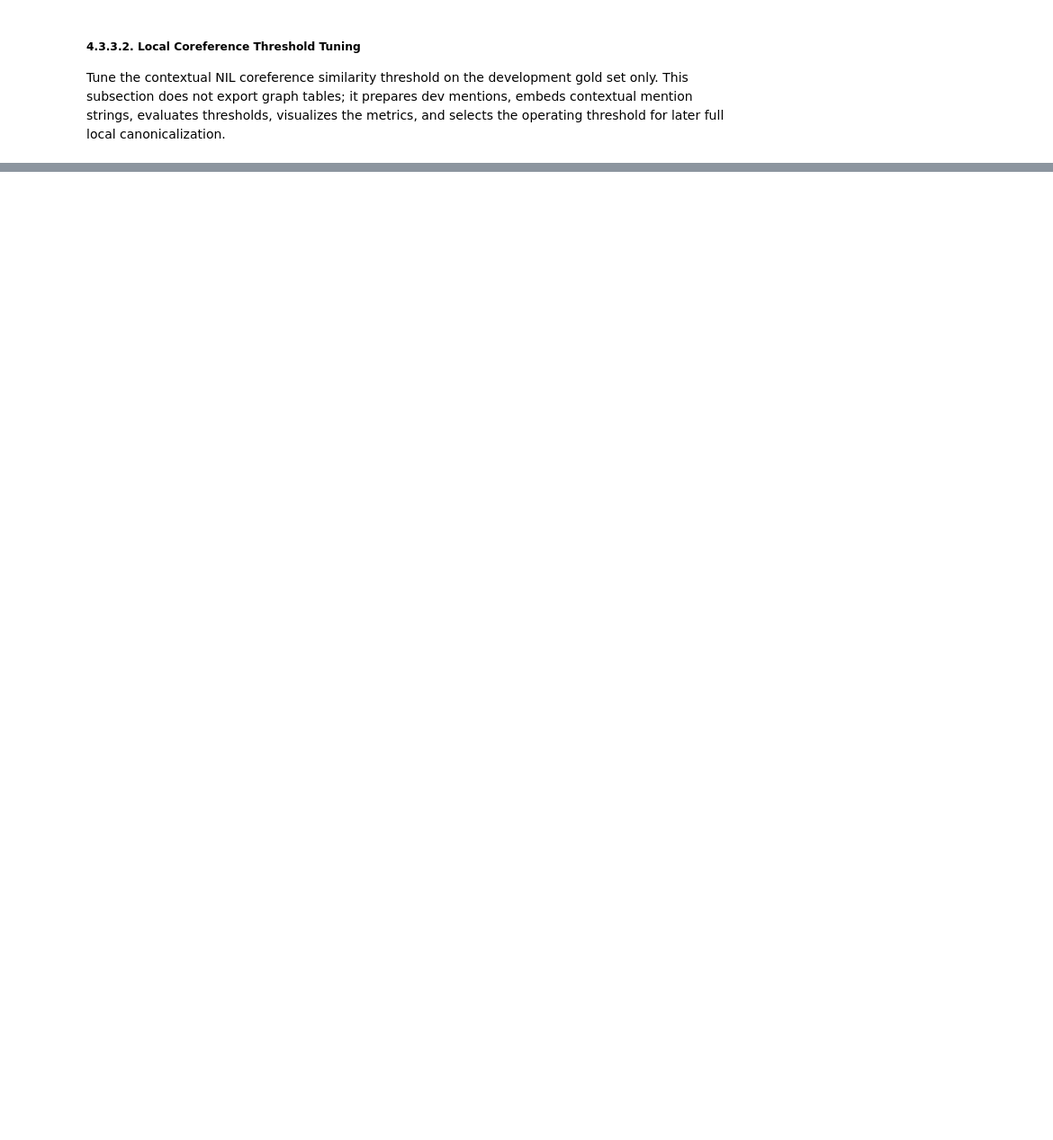
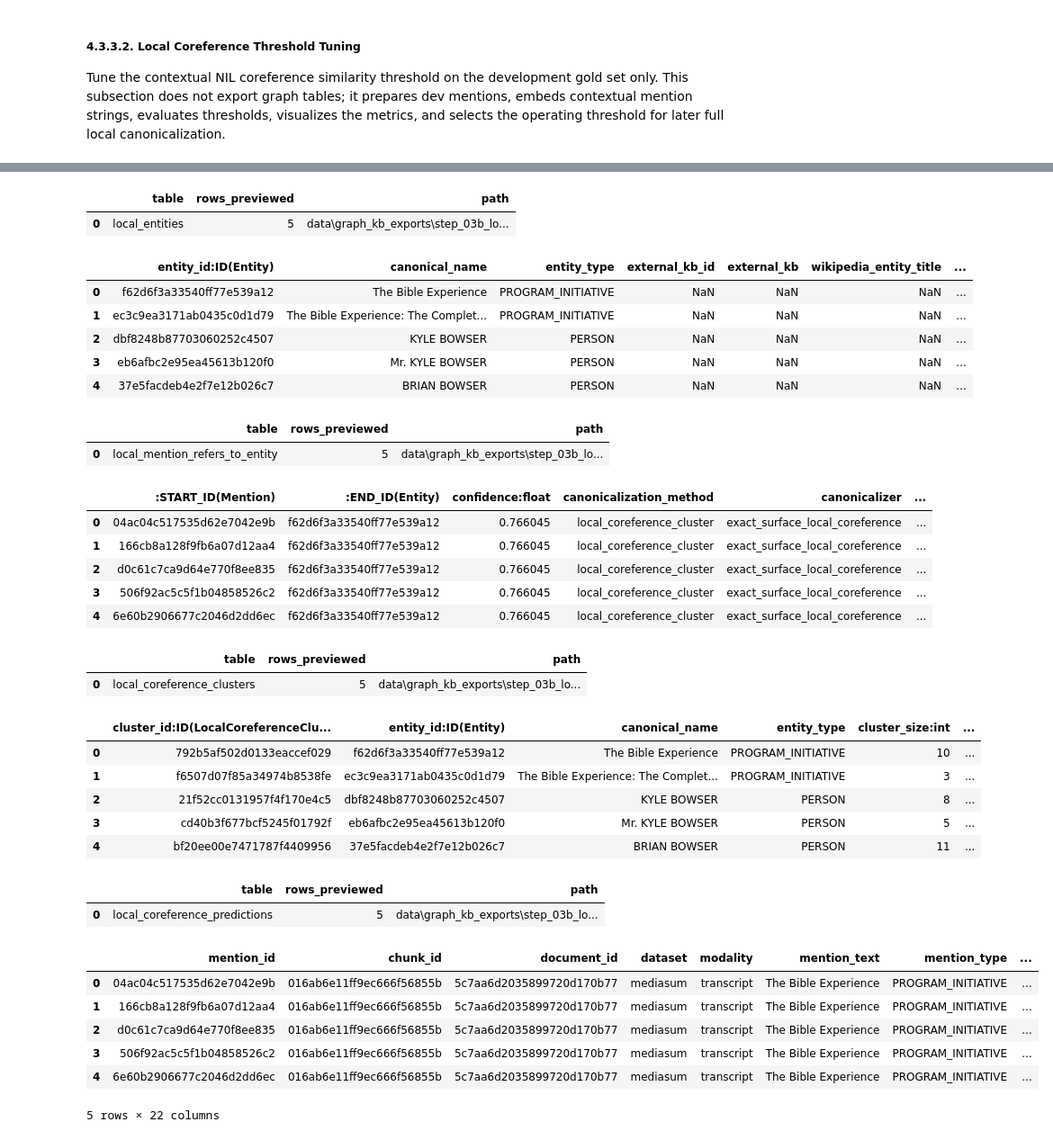
Before and after one commit to plminh-sdh/Design-and-Evaluation-of-Secure-Retrieval-Augmented-Systems-for-Large-Scale-Digital-Archives, a Jupyter notebook: Database.ipynb, the cells around one changed output, grey strips where cells are left out. Shown at 90% size. Saved outputs shown, nothing was run; the diff lists cells and outputs as text; code cells hidden in the pictures; blank space fills up the shorter version.

```diff
--- a/Database.ipynb
+++ b/Database.ipynb
@@ -3529,0 +3516,28 @@ local_coref_gold_dev_preview_df.head(20)
+# %%
+# Inspect local canonicalization export paths and preview newly appended tables.
+local_coref_apply_export_paths = local_coref_apply_sample_summary.get("exported_paths", {})
+display(pd.DataFrame([
+    {"table": table_name, "path": str(path)}
+    for table_name, path in local_coref_apply_export_paths.items()
+]))
+
+for local_coref_table_name in [
+    "local_entities",
+    "local_mention_refers_to_entity",
+    "local_coreference_clusters",
+    "local_coreference_predictions",
+]:
+    local_coref_table_path = LOCAL_COREF_EXPORT_DIR / f"{local_coref_table_name}.csv"
+    if local_coref_table_path.exists():
+        local_coref_table_preview_df = pd.read_csv(local_coref_table_path, nrows=5)
+        display(
+            pd.DataFrame([
+                {
+                    "table": local_coref_table_name,
+                    "rows_previewed": len(local_coref_table_preview_df),
+                    "path": str(local_coref_table_path),
+                }
+            ])
+        )
+        display(local_coref_table_preview_df)
+# %% [output]
@@ -3529,0 +3550,33 @@ local_coref_gold_dev_preview_df.head(20)
+|  | table | rows_previewed | path |
+| 0 | local_entities | 5 | data\graph_kb_exports\step_03b_lo... |
+|  | entity_id:ID(Entity) | canonical_name | entity_type | external_kb_id | external_kb | wikipedia_entity_title | ... |
+| 0 | f62d6f3a33540ff77e539a12 | The Bible Experience | PROGRAM_INITIATIVE | NaN | NaN | NaN | ... |
+| 1 | ec3c9ea3171ab0435c0d1d79 | The Bible Experience: The Complet... | PROGRAM_INITIATIVE | NaN | NaN | NaN | ... |
+| 2 | dbf8248b87703060252c4507 | KYLE BOWSER | PERSON | NaN | NaN | NaN | ... |
+| 3 | eb6afbc2e95ea45613b120f0 | Mr. KYLE BOWSER | PERSON | NaN | NaN | NaN | ... |
+| 4 | 37e5facdeb4e2f7e12b026c7 | BRIAN BOWSER | PERSON | NaN | NaN | NaN | ... |
+|  | table | rows_previewed | path |
+| 0 | local_mention_refers_to_entity | 5 | data\graph_kb_exports\step_03b_lo... |
+|  | :START_ID(Mention) | :END_ID(Entity) | confidence:float | canonicalization_method | canonicalizer | ... |
+| 0 | 04ac04c517535d62e7042e9b | f62d6f3a33540ff77e539a12 | 0.766045 | local_coreference_cluster | exact_surface_local_coreference | ... |
+| 1 | 166cb8a128f9fb6a07d12aa4 | f62d6f3a33540ff77e539a12 | 0.766045 | local_coreference_cluster | exact_surface_local_coreference | ... |
+| 2 | d0c61c7ca9d64e770f8ee835 | f62d6f3a33540ff77e539a12 | 0.766045 | local_coreference_cluster | exact_surface_local_coreference | ... |
+| 3 | 506f92ac5c5f1b04858526c2 | f62d6f3a33540ff77e539a12 | 0.766045 | local_coreference_cluster | exact_surface_local_coreference | ... |
+| 4 | 6e60b2906677c2046d2dd6ec | f62d6f3a33540ff77e539a12 | 0.766045 | local_coreference_cluster | exact_surface_local_coreference | ... |
+|  | table | rows_previewed | path |
+| 0 | local_coreference_clusters | 5 | data\graph_kb_exports\step_03b_lo... |
+|  | cluster_id:ID(LocalCoreferenceClu... | entity_id:ID(Entity) | canonical_name | entity_type | cluster_size:int | ... |
+| 0 | 792b5af502d0133eaccef029 | f62d6f3a33540ff77e539a12 | The Bible Experience | PROGRAM_INITIATIVE | 10 | ... |
+| 1 | f6507d07f85a34974b8538fe | ec3c9ea3171ab0435c0d1d79 | The Bible Experience: The Complet... | PROGRAM_INITIATIVE | 3 | ... |
+| 2 | 21f52cc0131957f4f170e4c5 | dbf8248b87703060252c4507 | KYLE BOWSER | PERSON | 8 | ... |
+| 3 | cd40b3f677bcf5245f01792f | eb6afbc2e95ea45613b120f0 | Mr. KYLE BOWSER | PERSON | 5 | ... |
+| 4 | bf20ee00e7471787f4409956 | 37e5facdeb4e2f7e12b026c7 | BRIAN BOWSER | PERSON | 11 | ... |
+|  | table | rows_previewed | path |
+| 0 | local_coreference_predictions | 5 | data\graph_kb_exports\step_03b_lo... |
+|  | mention_id | chunk_id | document_id | dataset | modality | mention_text | mention_type | ... |
+| 0 | 04ac04c517535d62e7042e9b | 016ab6e11ff9ec666f56855b | 5c7aa6d2035899720d170b77 | mediasum | transcript | The Bible Experience | PROGRAM_INITIATIVE | ... |
+| 1 | 166cb8a128f9fb6a07d12aa4 | 016ab6e11ff9ec666f56855b | 5c7aa6d2035899720d170b77 | mediasum | transcript | The Bible Experience | PROGRAM_INITIATIVE | ... |
+| 2 | d0c61c7ca9d64e770f8ee835 | 016ab6e11ff9ec666f56855b | 5c7aa6d2035899720d170b77 | mediasum | transcript | The Bible Experience | PROGRAM_INITIATIVE | ... |
+| 3 | 506f92ac5c5f1b04858526c2 | 016ab6e11ff9ec666f56855b | 5c7aa6d2035899720d170b77 | mediasum | transcript | The Bible Experience | PROGRAM_INITIATIVE | ... |
+| 4 | 6e60b2906677c2046d2dd6ec | 016ab6e11ff9ec666f56855b | 5c7aa6d2035899720d170b77 | mediasum | transcript | The Bible Experience | PROGRAM_INITIATIVE | ... |
+5 rows × 22 columns
```
Also changed, not shown: parts of 22 cells of this notebook, 1 other file.
